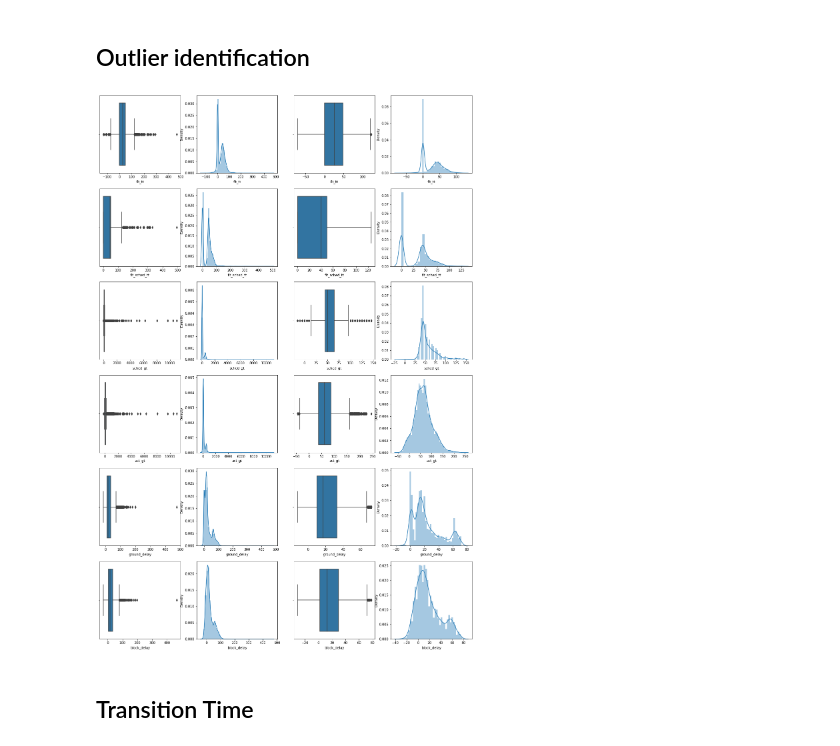
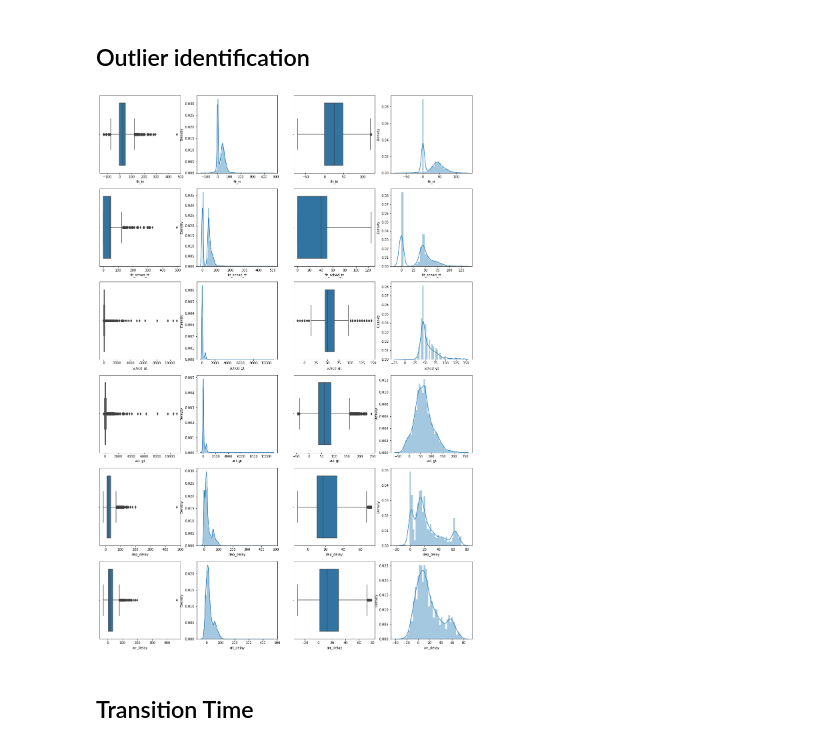
Before and after one commit to HinNerd/Flight_Prediction, a Jupyter notebook: notebooks/4_final_cleanup.ipynb, the cells around one changed output. Saved outputs shown, nothing was run; the diff lists cells and outputs as text; code cells hidden in the pictures.

```diff
--- a/notebooks/4_final_cleanup.ipynb
+++ b/notebooks/4_final_cleanup.ipynb
@@ -73,42 +73,42 @@ sns.distplot(df_cleaned['flt_sched_tt'])
 plt.subplot(6,4,9)
 sns.boxplot(x=df['sched_gt'])
 plt.subplot(6,4,10)
 sns.distplot(df['sched_gt'])
 plt.subplot(6,4,11)
 sns.boxplot(x=df_cleaned['sched_gt'])
 plt.subplot(6,4,12)
 sns.distplot(df_cleaned['sched_gt'])
 
 plt.subplot(6,4,13)
 sns.boxplot(x=df['act_gt'])
 plt.subplot(6,4,14)
 sns.distplot(df['act_gt'])
 plt.subplot(6,4,15)
 sns.boxplot(x=df_cleaned['act_gt'])
 plt.subplot(6,4,16)
 sns.distplot(df_cleaned['act_gt'])
 
 plt.subplot(6,4,17)
-sns.boxplot(x=df['ground_delay'])
+sns.boxplot(x=df['dep_delay'])
 plt.subplot(6,4,18)
-sns.distplot(df['ground_delay'])
+sns.distplot(df['dep_delay'])
 plt.subplot(6,4,19)
-sns.boxplot(x=df_cleaned['ground_delay'])
+sns.boxplot(x=df_cleaned['dep_delay'])
 plt.subplot(6,4,20)
-sns.distplot(df_cleaned['ground_delay'])
+sns.distplot(df_cleaned['dep_delay'])
 
 plt.subplot(6,4,21)
-sns.boxplot(x=df['block_delay'])
+sns.boxplot(x=df['arr_delay'])
 plt.subplot(6,4,22)
-sns.distplot(df['block_delay'])
+sns.distplot(df['arr_delay'])
 plt.subplot(6,4,23)
-sns.boxplot(x=df_cleaned['block_delay'])
+sns.boxplot(x=df_cleaned['arr_delay'])
 plt.subplot(6,4,24)
-sns.distplot(df_cleaned['block_delay'])
+sns.distplot(df_cleaned['arr_delay'])
 
 plt.show()
 # %% [output]
-[figure, old version]
+[figure, new version]
 # %% [markdown]
 ## Transition Time
 # %%
```
Also changed, not shown: parts of 10 cells of this notebook, 5 other files.
